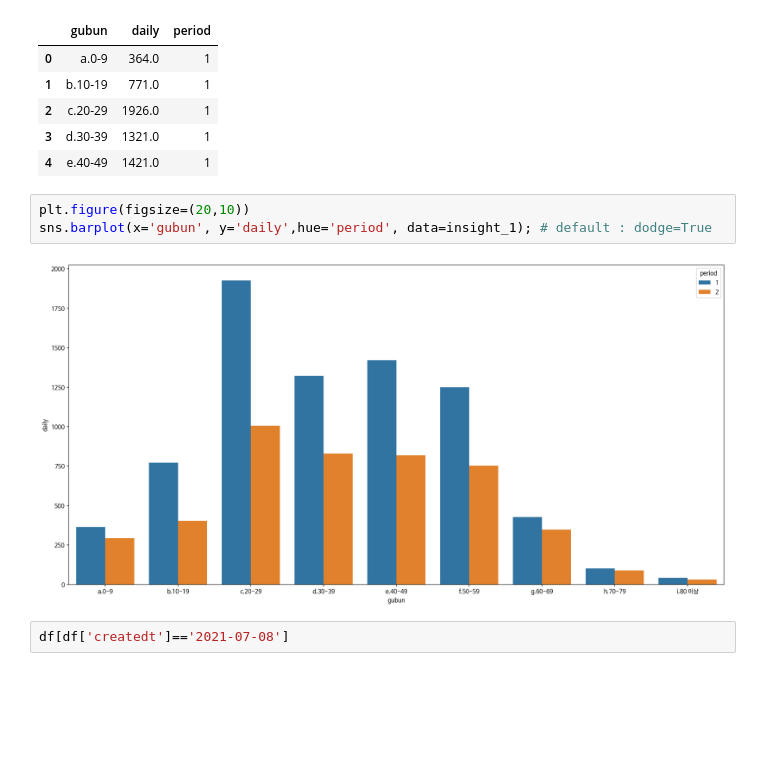
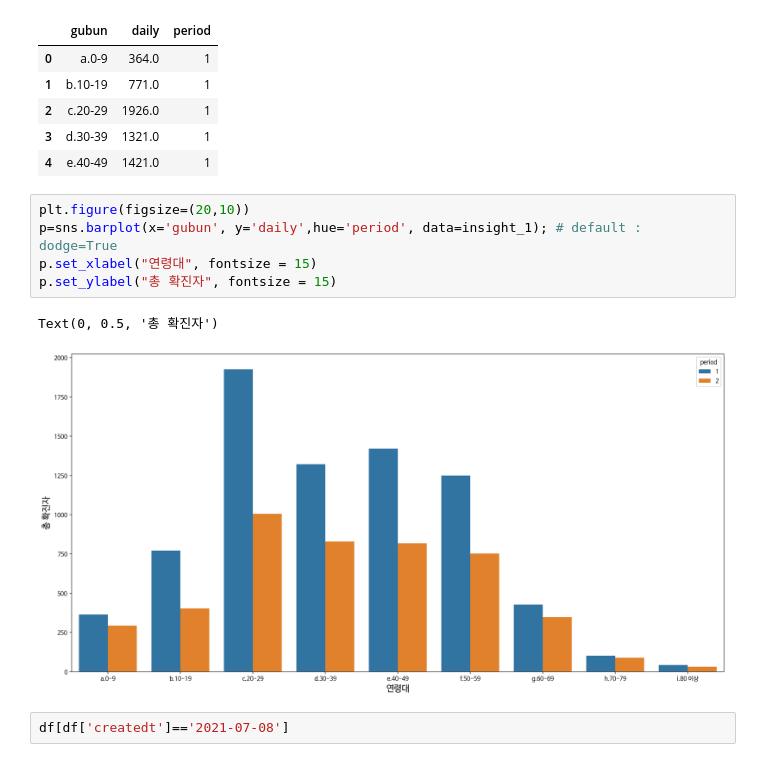
Before and after one commit to suzzini/-AIBootcamp-, a Jupyter notebook: coronadata.ipynb, the cells around one changed output. Saved outputs shown, nothing was run; the diff lists cells and outputs as text; blank space fills up the shorter version.

```diff
--- a/coronadata.ipynb
+++ b/coronadata.ipynb
@@ -436,9 +436,12 @@ insight_1.head()
 | 4 | e.40-49 | 1421.0 | 1 |
 # %%
 plt.figure(figsize=(20,10))
-sns.barplot(x='gubun', y='daily',hue='period', data=insight_1); # default : dodge=True
+p=sns.barplot(x='gubun', y='daily',hue='period', data=insight_1); # default : dodge=True
+p.set_xlabel("연령대", fontsize = 15)
+p.set_ylabel("총 확진자", fontsize = 15)
 # %% [output]
+Text(0, 0.5, '총 확진자')
-[figure, old version]
+[figure, new version]
 # %%
 df[df['createdt']=='2021-07-08']
 # %% [output]
```
Also changed, not shown: parts of 1 cell of this notebook.
